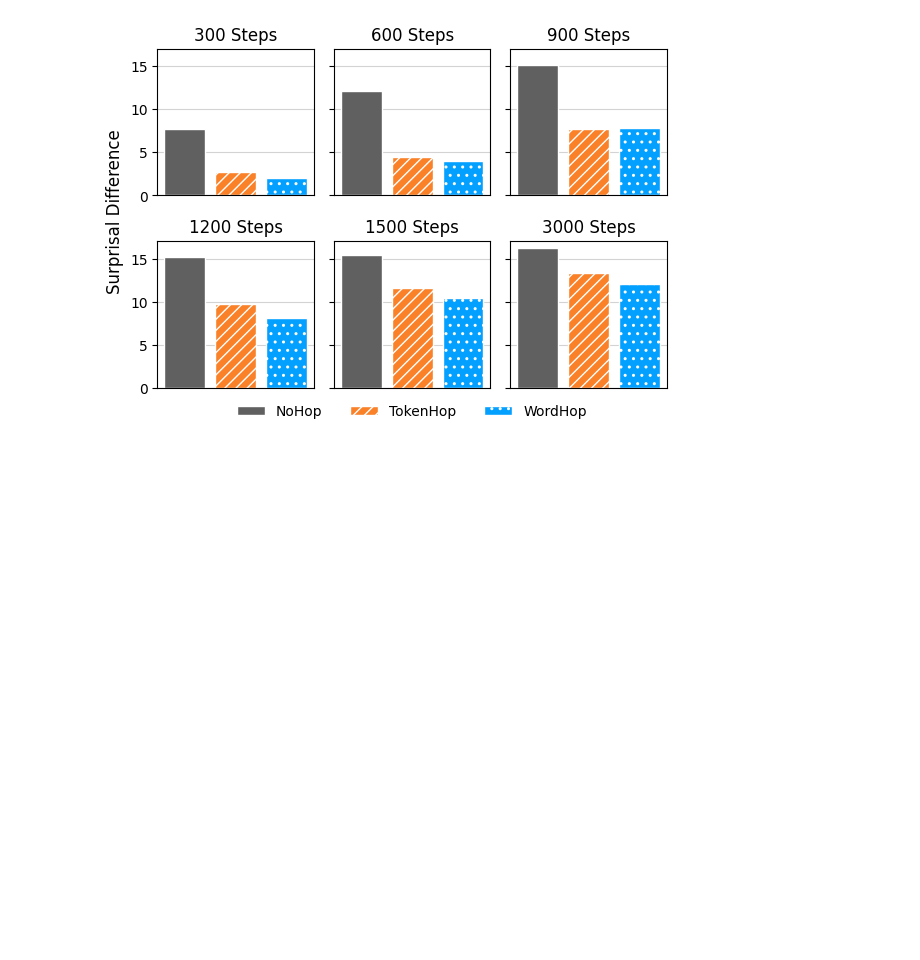
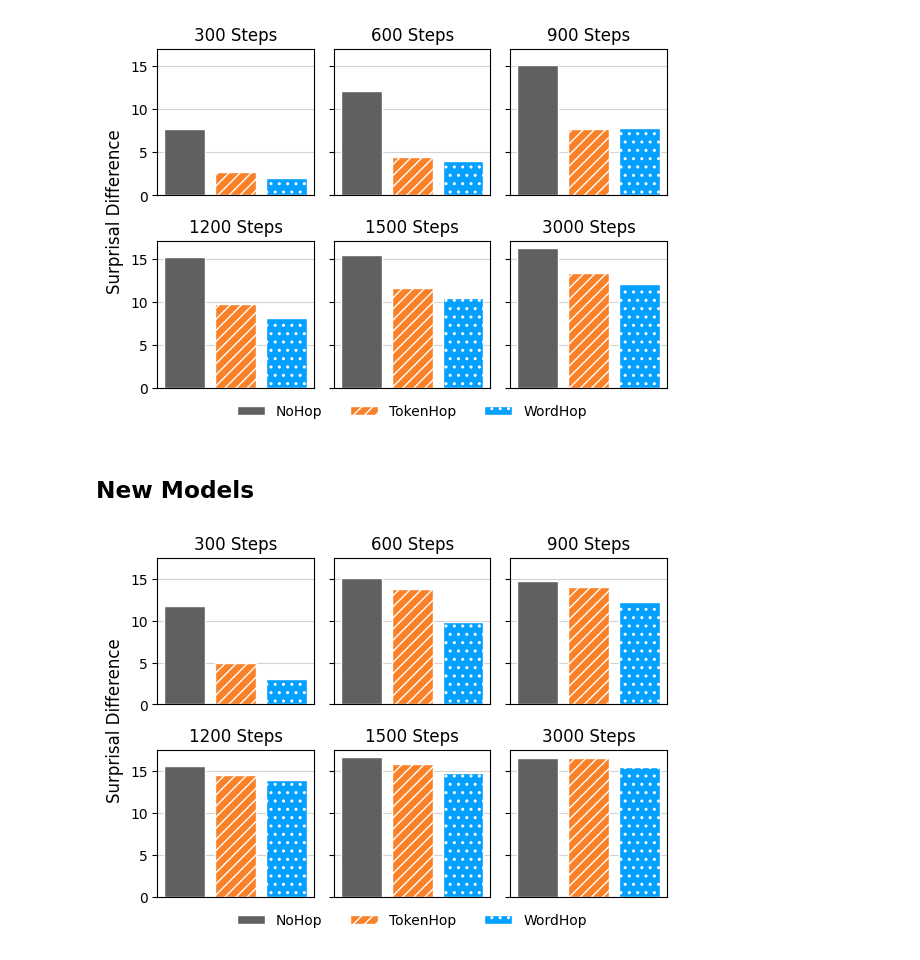
Before and after one commit to jkallini/mission-impossible-language-models, a Jupyter notebook: hop_surprisal/hop_surprisal.ipynb, the cells around one changed output. Drawn from its saved outputs; the diff is of its cells as text; code cells hidden in the pictures; blank space fills up the shorter version.

Commit message:
Evaluate Hop language surprisal difference experiments for new model architectures

```diff
--- a/hop_surprisal/hop_surprisal.ipynb
+++ b/hop_surprisal/hop_surprisal.ipynb
@@ -126,3 +126,26 @@ plot_surprisal_differences_checkpoints(seeds=[53], checkpoints=CHECKPOINTS, pos_
 plt.savefig(f"figures/hop_surprisals_no_pos_encodings.pdf", format="pdf", bbox_inches="tight")
 # %% [output]
 [figure]
+# %% [markdown]
+## New Models
+# %%
+def get_surprisal_differences(perturbation, seed, ckpt, model):
+
+    # Load surprisal DataFrame
+    surprisals_path = "hop_surprisal_results/{}_100M/{}_seed{}.csv"
+    surprisal_df = pd.read_csv(surprisals_path.format(perturbation, model, seed))
+
+    # Get summary stats for suprisal differences
+    marker_token_surprisals = surprisal_df[f"Marker Token Surprisals (ckpt {ckpt})"]
+    nomarker_token_surprisals = surprisal_df[f"No Marker Token Surprisals (ckpt {ckpt})"]
+    differences = nomarker_token_surprisals - marker_token_surprisals
+    avg_differences = differences.mean()
+
+    return avg_differences
+
+def get_summary_stats(l):
+    # Calculate confidence interval using t-distribution
+    mean = np.mean(l)
+    sem = stats.sem(l)
+    ci_lower, ci_upper = stats.t.interval(0.95, df=len(l)-1, loc=mean, scale=sem)
+    return mean, (ci_upper - ci_lower) / 2
@@ -128,0 +235,5 @@ plt.savefig(f"figures/hop_surprisals_no_pos_encodings.pdf", format="pdf", bbox_i
+# %%
+CHECKPOINTS = [300, 600, 900, 1200, 1500, 3000]
+plot_surprisal_differences_checkpoints(seeds=[53], checkpoints=CHECKPOINTS, model_type="gpt2")
+# %% [output]
+[figure, added]
```
Also changed, not shown: parts of 3 cells of this notebook.
